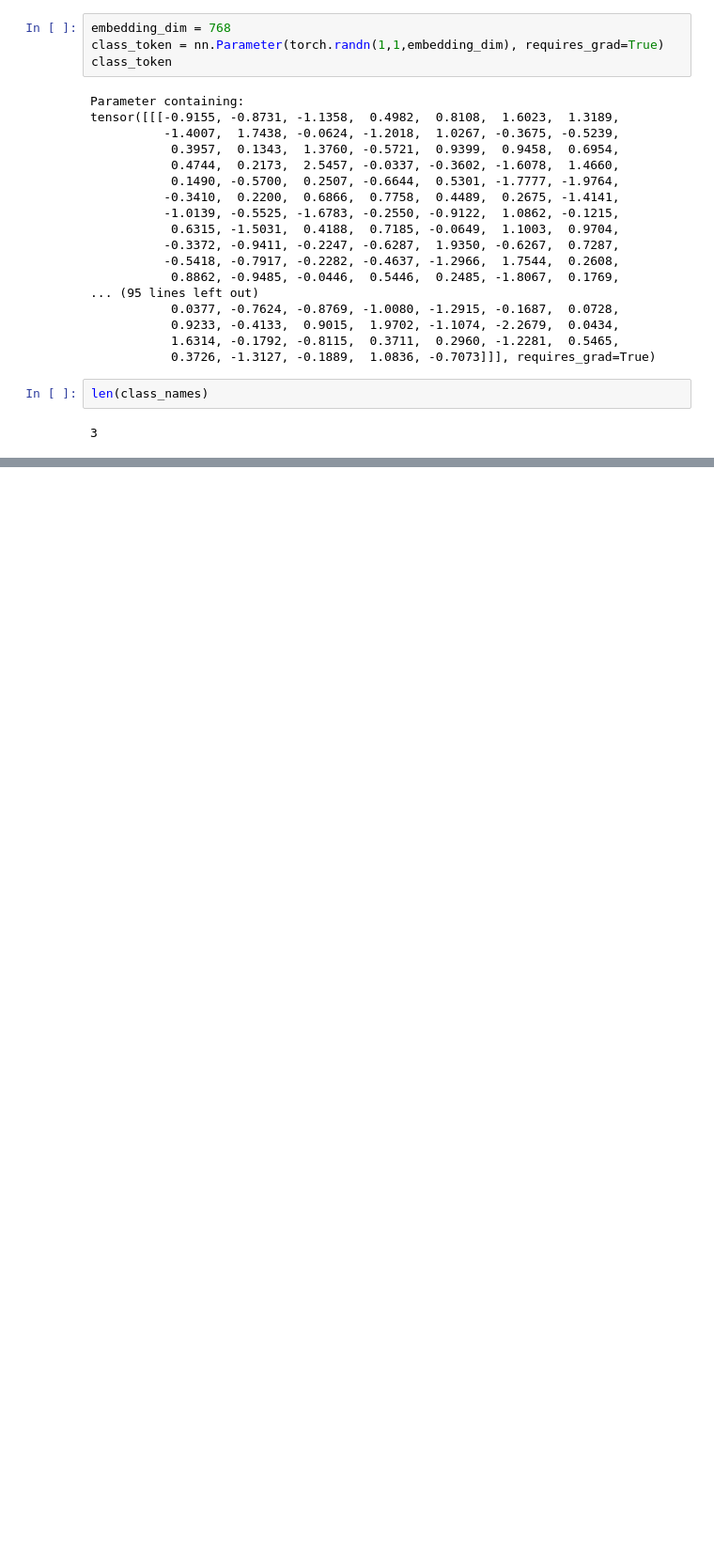
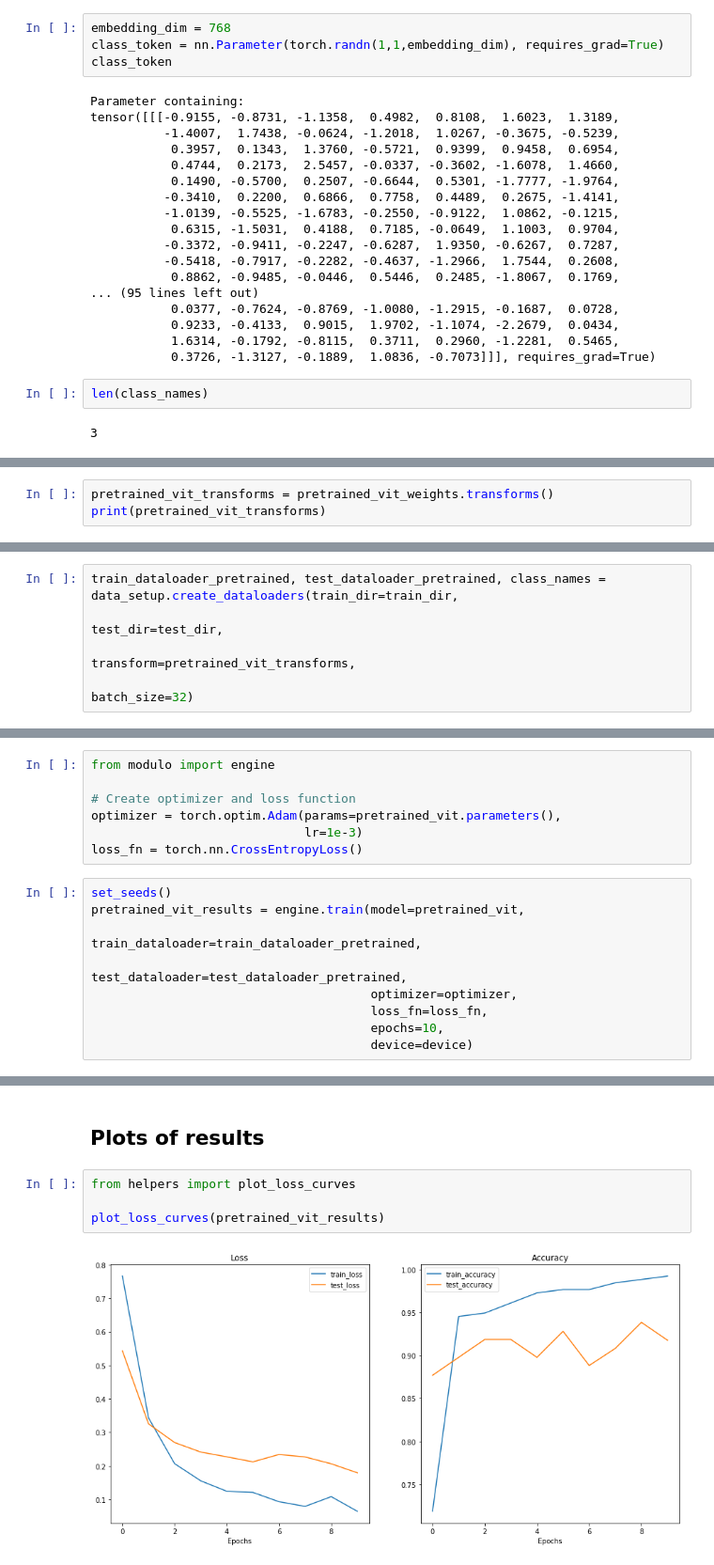
Before and after one commit to kevbuh/transformer, a Jupyter notebook: vit.ipynb, the cells around one changed output, grey strips where cells are left out. Shown: that part at 94% size. Drawn from its saved outputs; the diff is of its cells as text; blank space fills up the shorter version.

Commit message:
finished model and trained it and put some predictions at bottom

```diff
--- a/vit.ipynb
+++ b/vit.ipynb
@@ -401,0 +576,3 @@ len(class_names)
+# %%
+pretrained_vit_transforms = pretrained_vit_weights.transforms()
+print(pretrained_vit_transforms)
@@ -401,0 +587,5 @@ len(class_names)
+# %%
+train_dataloader_pretrained, test_dataloader_pretrained, class_names = data_setup.create_dataloaders(train_dir=train_dir,
+                                                                                                     test_dir=test_dir,
+                                                                                                     transform=pretrained_vit_transforms,
+                                                                                                     batch_size=32)
@@ -401,0 +594,16 @@ len(class_names)
+# %%
+from modulo import engine
+
+# Create optimizer and loss function
+optimizer = torch.optim.Adam(params=pretrained_vit.parameters(),
+                             lr=1e-3)
+loss_fn = torch.nn.CrossEntropyLoss()
+# %%
+set_seeds()
+pretrained_vit_results = engine.train(model=pretrained_vit,
+                                      train_dataloader=train_dataloader_pretrained,
+                                      test_dataloader=test_dataloader_pretrained,
+                                      optimizer=optimizer,
+                                      loss_fn=loss_fn,
+                                      epochs=10,
+                                      device=device)
@@ -401,0 +621,8 @@ len(class_names)
+# %% [markdown]
+## Plots of results
+# %%
+from helpers import plot_loss_curves
+
+plot_loss_curves(pretrained_vit_results)
+# %% [output]
+[figure, added]
```
Also changed, not shown: parts of 23 cells of this notebook, 6 other files.
